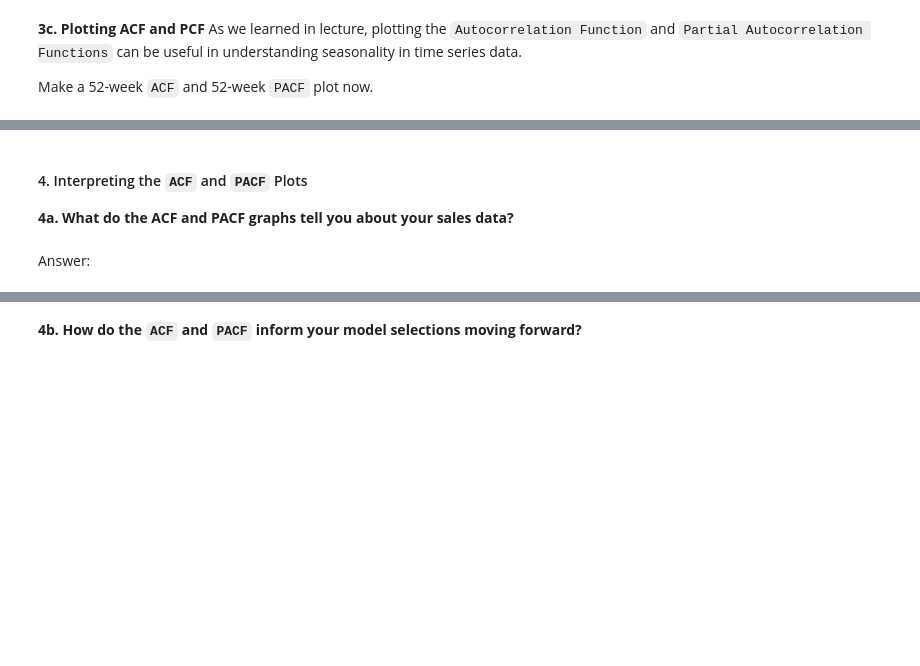
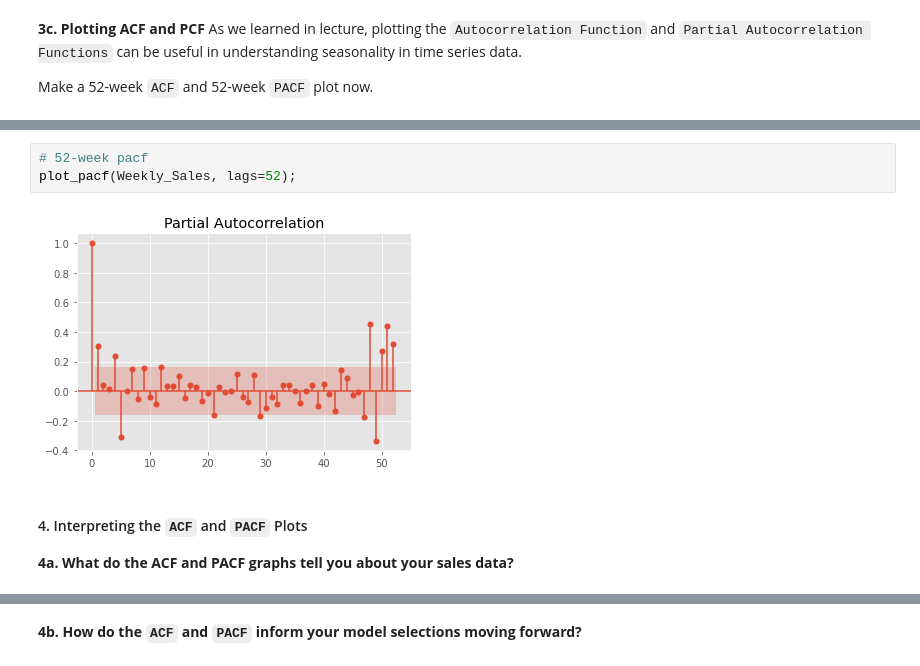
Before and after one commit to chendbox/TimeSeries_5, a Jupyter notebook: starter-code.ipynb, the cells around one changed output, grey strips where cells are left out. Saved outputs shown, nothing was run; the diff lists cells and outputs as text; blank space fills up the shorter version.

```diff
--- a/starter-code.ipynb
+++ b/starter-code.ipynb
@@ -134,6 +260,9 @@ Make a 52-week `ACF` and 52-week `PACF` plot now.
+# %%
+# 52-week pacf
+plot_pacf(Weekly_Sales, lags=52);
+# %% [output]
+[figure, added]
 # %% [markdown]
 #### 4. Interpreting the `ACF` and `PACF` Plots
 
 **4a. What do the ACF and PACF graphs tell you about your sales data?**
-# %% [markdown]
-Answer:
```
Also changed, not shown: parts of 92 cells of this notebook.
